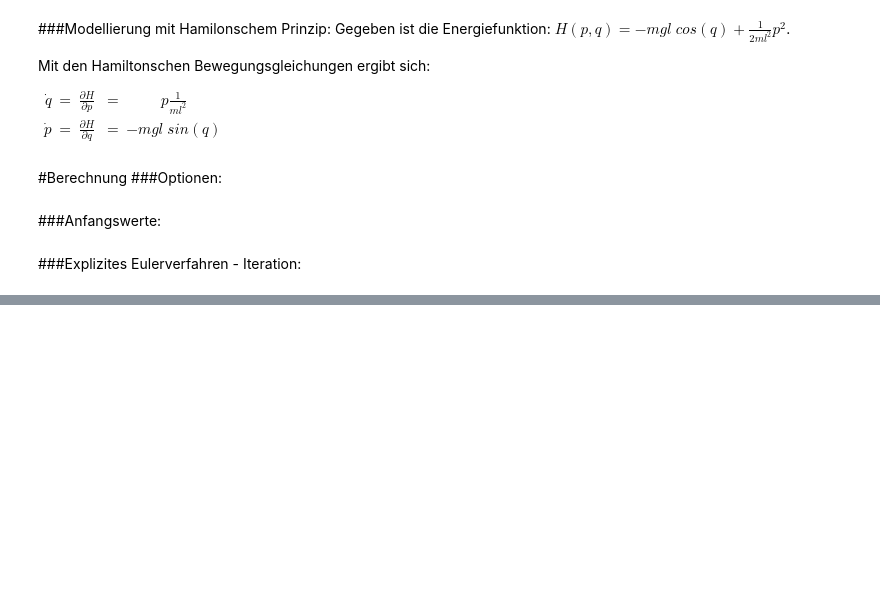
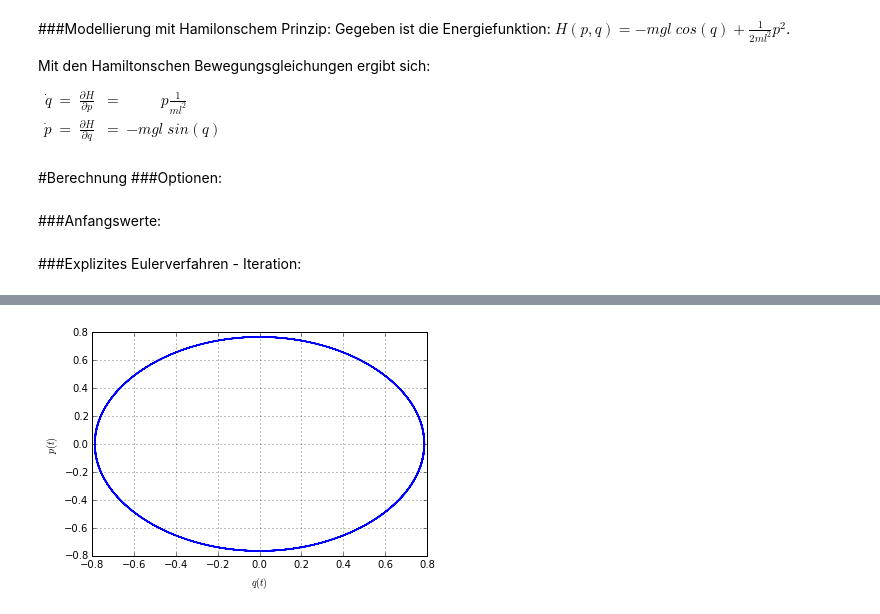
Before and after one commit to BerndSchwarzenbacher/numdiff, a Jupyter notebook: ueb1/aufgabe3.ipynb, the cells around one changed output, grey strips where cells are left out. Cells and saved outputs as stored; diff of their text form; code cells hidden in the pictures; blank space fills up the shorter version.

```diff
--- a/ueb1/aufgabe3.ipynb
+++ b/ueb1/aufgabe3.ipynb
@@ -68,0 +77,7 @@ plt.show()
+# %%
+plt.plot(alpha, alpha_dot)
+plt.ylabel(r'$p(t)$')
+plt.xlabel(r'$q(t)$')
+plt.grid()
+# %% [output]
+[figure, added]
```
Also changed, not shown: parts of 7 cells of this notebook.
